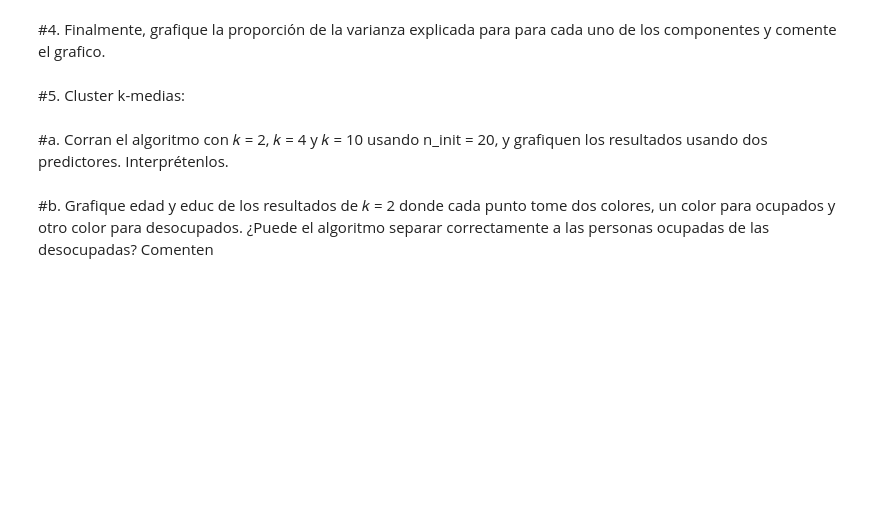
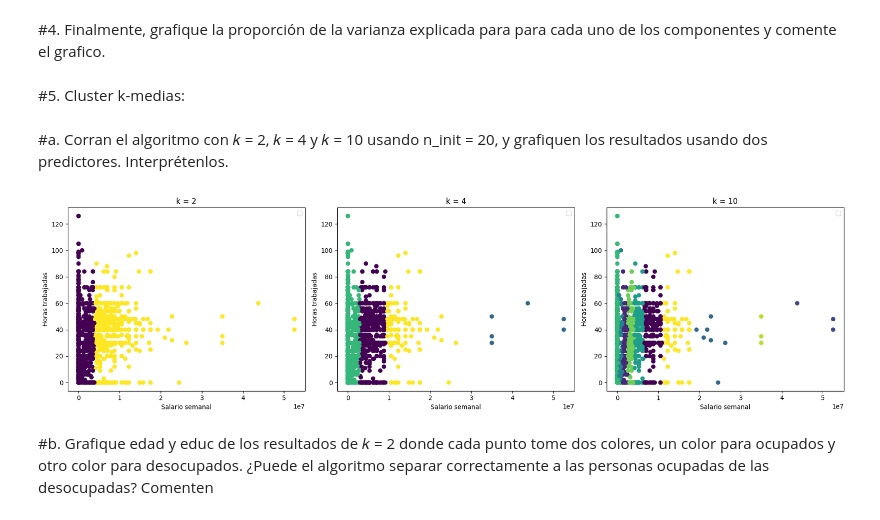
Before and after one commit to RoccoGabrielPimenta/BigDataUBA-Grupo22, a Jupyter notebook: TP 3/Big_Data_TP3_Grupo22.ipynb, the cells around one changed output. Saved outputs shown, nothing was run; the diff lists cells and outputs as text; code cells hidden in the pictures; blank space fills up the shorter version.

```diff
--- a/TP 3/Big_Data_TP3_Grupo22.ipynb
+++ b/TP 3/Big_Data_TP3_Grupo22.ipynb
@@ -187,14 +249,14 @@ poder de compra distinto a los pesos de 2024 primer trimestre. Convierta
 primero los ingresos de 2004 a pesos de 2024.
 # %%
 #inflacion entre el 2004 y el 2024 es un 70.006,46%
-salario_semana=(ultimo_df["P21"])
+salario_semanal=(ultimo_df["P21"])
 
-salario_semana24 = salario_semana.iloc[0:4513]
-salario_semana04 = salario_semana.iloc[4513:7777]
+salario_semana24 = salario_semanal.iloc[0:4513]
+salario_semana04 = salario_semanal.iloc[4513:7777]
 salario_semana24 = salario_semana24/40
 salario_semana04 = salario_semana04*17.501615
-salario_semana  = pd.concat([salario_semana24, salario_semana04],axis=0)
-df = salario_semana[salario_semana != 0]
+salario_semanal  = pd.concat([salario_semana24, salario_semana04],axis=0)
+df = salario_semanal[salario_semanal != 0]
 
 df
 # %% [output]
@@ -347,3 +416,5 @@ cada uno de los componentes y comente el grafico.
 Corran el algoritmo con 𝑘 = 2, 𝑘 = 4 y 𝑘 = 10 usando n_init =
 20, y grafiquen los resultados usando dos predictores.
 Interprétenlos.
+# %%
+X = np.column_stack((salario_semanal, horastrab))
@@ -350,3 +427,22 @@ Interprétenlos.
+# %%
+modelos = {}
+for k in [2, 4, 10]:
+    modelos[k] = KMeans(n_clusters=k, random_state=10, init="random", n_init=20).fit(X)
+
+fig, axs = plt.subplots(1, 3, figsize=(18, 5))
+
+for i, k in enumerate([2, 4, 10]):
+    #axs[i].scatter(X[:, 0], X[:, 1], c=modelos[k].labels_, cmap='viridis',s=30 )
+    axs[i].scatter(X[:, 0], X[:, 1], c=modelos[k].labels_,)
+    axs[i].set_title(f'k = {k}')
+    axs[i].set_xlabel('Salario semanal')
+    axs[i].set_ylabel('Horas trabajadas')
+    axs[i].legend()
+
+plt.tight_layout()
+plt.show()
+# %% [output]
+[figure, added]
 # %% [markdown]
 #b.
 Grafique edad y educ de los resultados de 𝑘 = 2 donde cada
```
Also changed, not shown: parts of 32 cells of this notebook.
